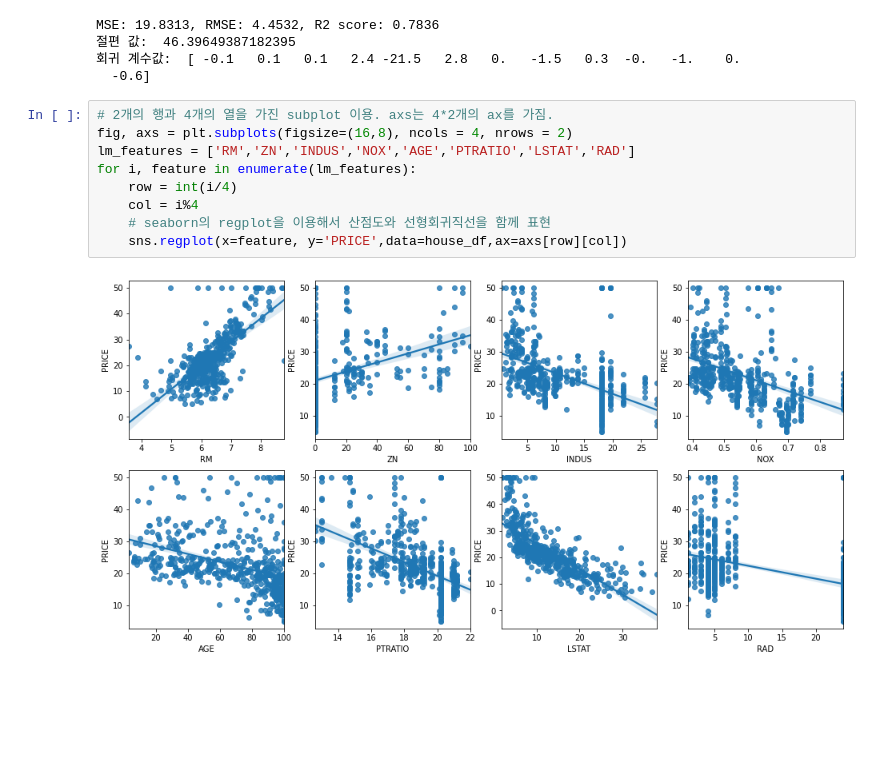
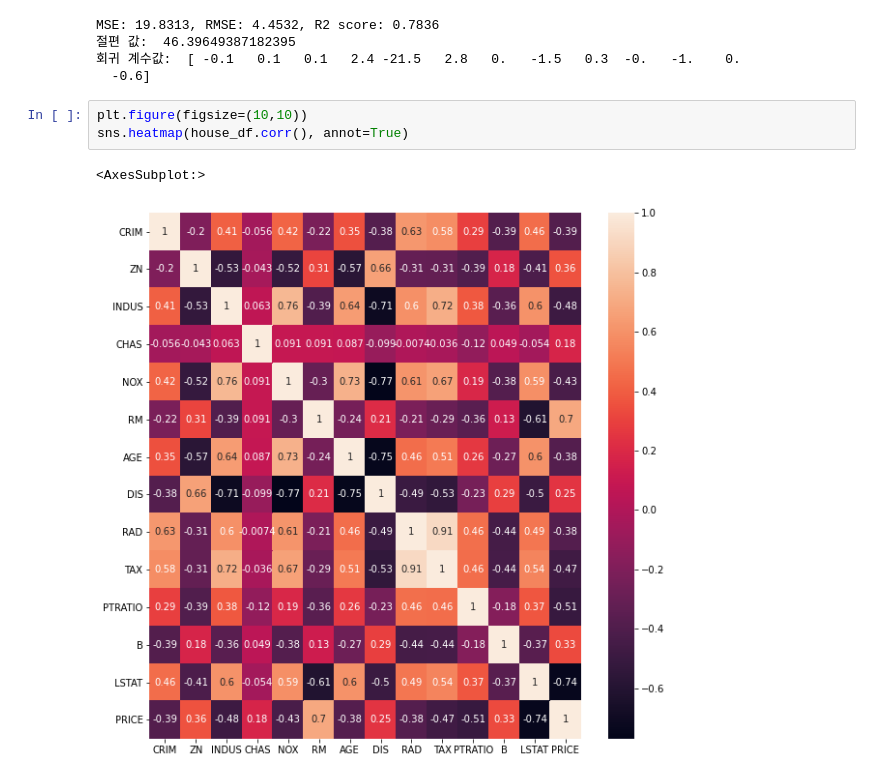
Before and after one commit to jeey00n/Jupyter1228, a Jupyter notebook: ML52_규제 선형 모델_릿지,라쏘,엘라스틱넷.ipynb, the cells around one changed output. Saved outputs shown, nothing was run; the diff lists cells and outputs as text; blank space fills up the shorter version.

```diff
--- a/ML52_규제 선형 모델_릿지,라쏘,엘라스틱넷.ipynb
+++ b/ML52_규제 선형 모델_릿지,라쏘,엘라스틱넷.ipynb
@@ -45,14 +45,9 @@ MSE: 19.8313, RMSE: 4.4532, R2 score: 0.7836
 절편 값:  46.39649387182395
 회귀 계수값:  [ -0.1   0.1   0.1   2.4 -21.5   2.8   0.   -1.5   0.3  -0.   -1.    0.
   -0.6]
-# %%
-# 2개의 행과 4개의 열을 가진 subplot 이용. axs는 4*2개의 ax를 가짐.
-fig, axs = plt.subplots(figsize=(16,8), ncols = 4, nrows = 2)
-lm_features = ['RM','ZN','INDUS','NOX','AGE','PTRATIO','LSTAT','RAD']
-for i, feature in enumerate(lm_features):
-    row = int(i/4)
-    col = i%4
-    # seaborn의 regplot을 이용해서 산점도와 선형회귀직선을 함께 표현
-    sns.regplot(x=feature, y='PRICE',data=house_df,ax=axs[row][col])
-# %% [output]
-[figure, removed]
+# %%
+plt.figure(figsize=(10,10))
+sns.heatmap(house_df.corr(), annot=True)
+# %% [output]
+<AxesSubplot:>
+[figure, added]
```
Also changed, not shown: parts of 15 cells of this notebook, 2 other files.
